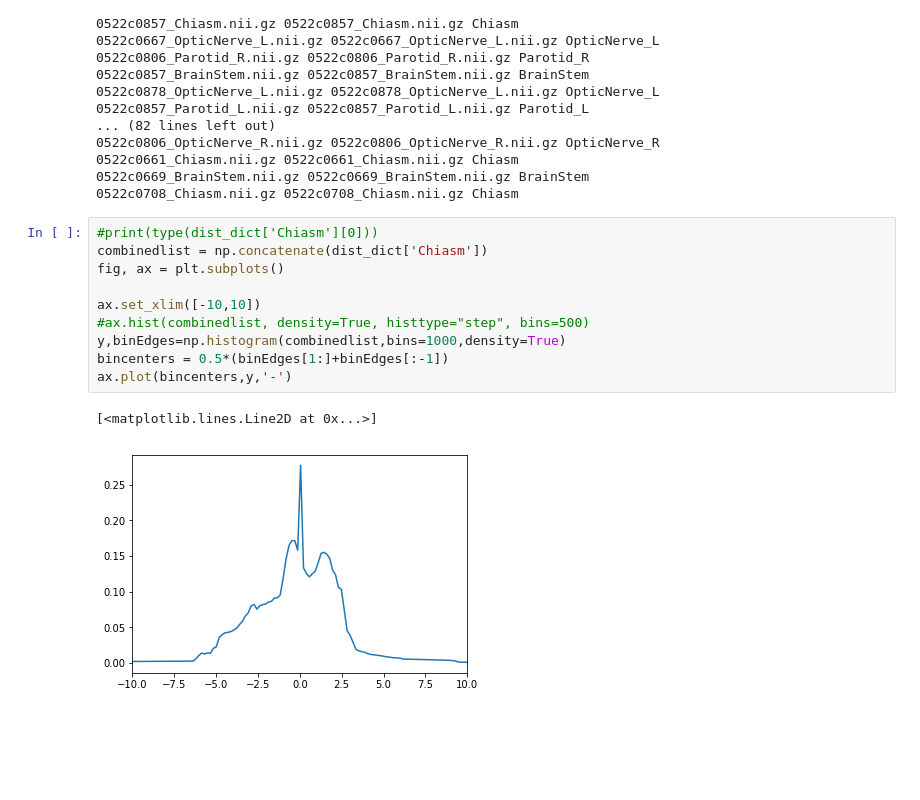
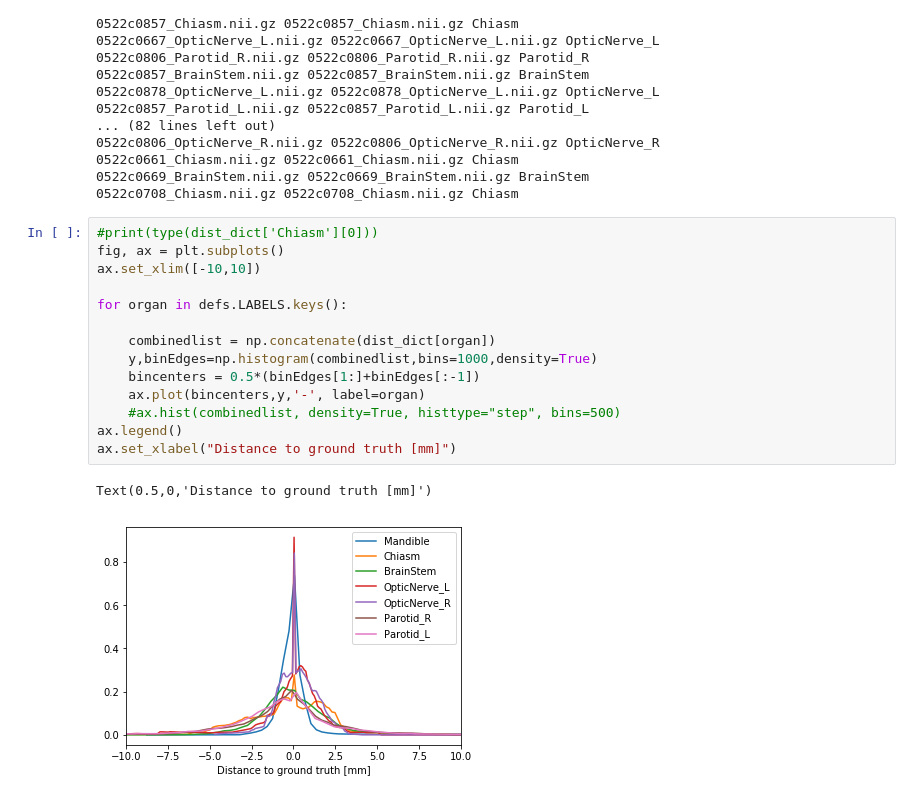
Before and after one commit to elitap/NiftyNet, a Jupyter notebook: scripts/jupyter/calculate_dmap_statistics.ipynb, the cells around one changed output. Cells and saved outputs as stored; diff of their text form; blank space fills up the shorter version.

```diff
--- a/scripts/jupyter/calculate_dmap_statistics.ipynb
+++ b/scripts/jupyter/calculate_dmap_statistics.ipynb
@@ -63,14 +63,18 @@ for ref_file in os.listdir(ref_dir):
 0522c0708_Chiasm.nii.gz 0522c0708_Chiasm.nii.gz Chiasm
 # %%
 #print(type(dist_dict['Chiasm'][0]))
-combinedlist = np.concatenate(dist_dict['Chiasm'])
 fig, ax = plt.subplots()
+ax.set_xlim([-10,10])
 
-ax.set_xlim([-10,10])
-#ax.hist(combinedlist, density=True, histtype="step", bins=500)
-y,binEdges=np.histogram(combinedlist,bins=1000,density=True)
-bincenters = 0.5*(binEdges[1:]+binEdges[:-1])
-ax.plot(bincenters,y,'-')
+for organ in defs.LABELS.keys():
+
+    combinedlist = np.concatenate(dist_dict[organ])
+    y,binEdges=np.histogram(combinedlist,bins=1000,density=True)
+    bincenters = 0.5*(binEdges[1:]+binEdges[:-1])
+    ax.plot(bincenters,y,'-', label=organ)
+    #ax.hist(combinedlist, density=True, histtype="step", bins=500)
+ax.legend()
+ax.set_xlabel("Distance to ground truth [mm]")
 # %% [output]
-[<matplotlib.lines.Line2D at 0x...>]
+Text(0.5,0,'Distance to ground truth [mm]')
-[figure, old version]
+[figure, new version]
```
Also changed, not shown: parts of 3 cells of this notebook, 8 other files.
